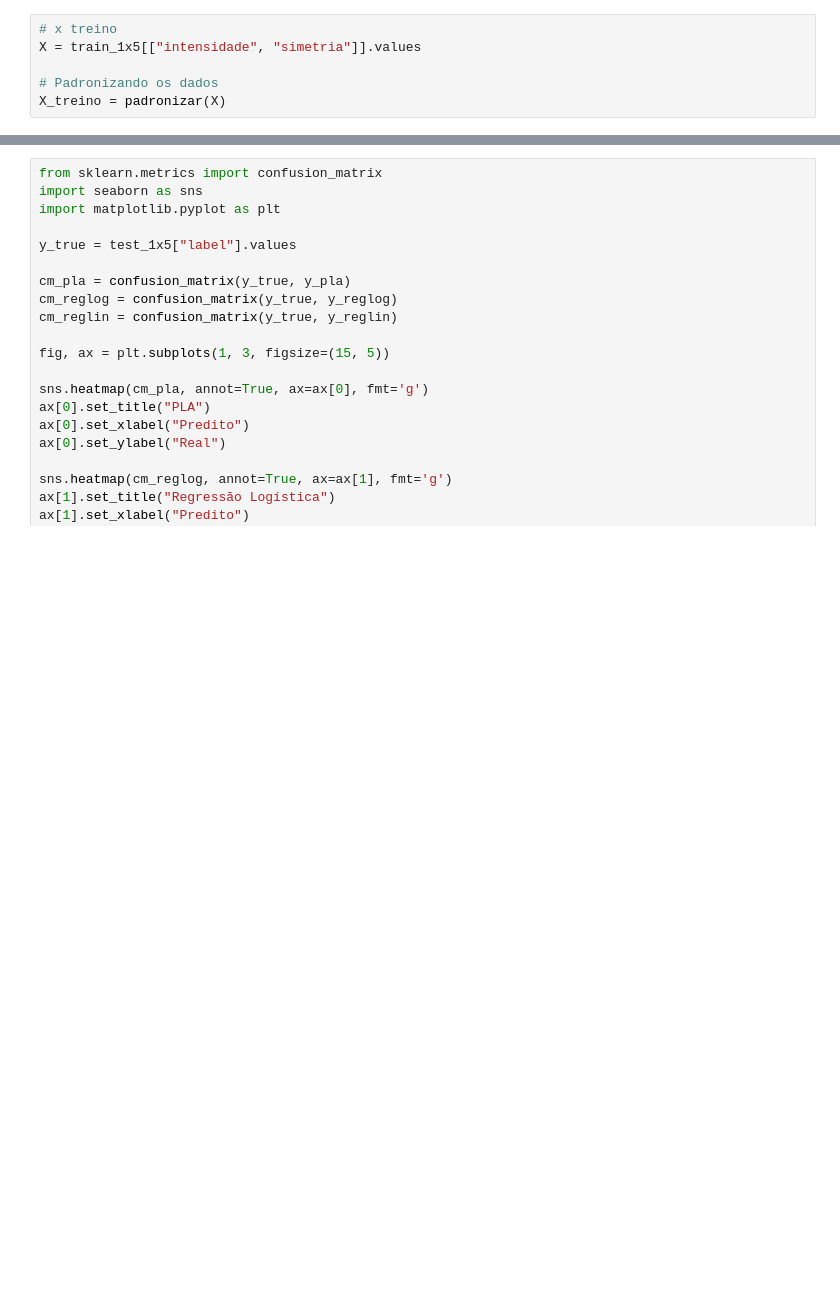
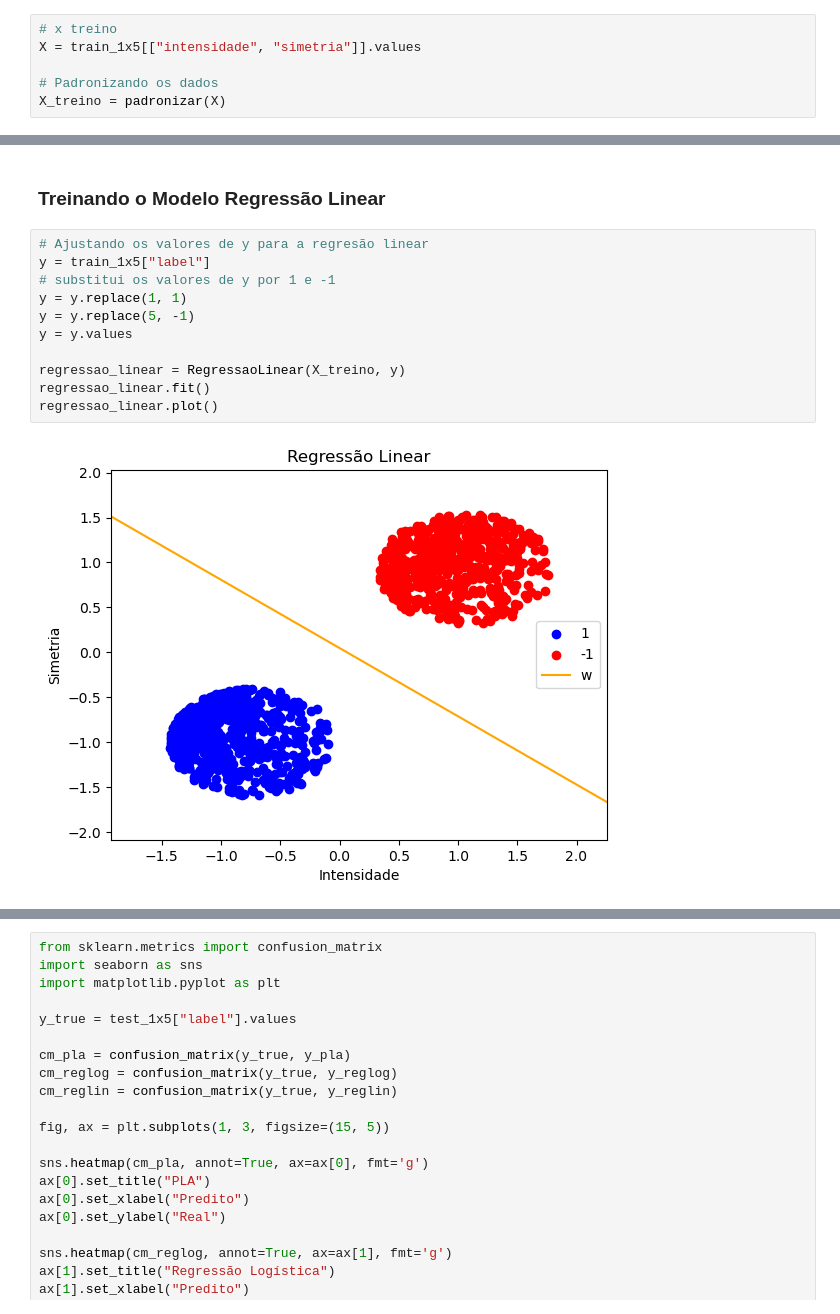
Before and after one commit to ivoaraujo17/Machine_Learning_Project_1, a Jupyter notebook: main.ipynb, the cells around one changed output, grey strips where cells are left out. Saved outputs shown, nothing was run; the diff lists cells and outputs as text; blank space fills up the shorter version.

```diff
--- a/main.ipynb
+++ b/main.ipynb
@@ -55,3 +53,18 @@ print(pla.iteracao)
+# %% [markdown]
+### Treinando o Modelo Regressão Linear
+# %%
+# Ajustando os valores de y para a regresão linear
+y = train_1x5["label"]
+# substitui os valores de y por 1 e -1
+y = y.replace(1, 1)
+y = y.replace(5, -1)
+y = y.values
+
+regressao_linear = RegressaoLinear(X_treino, y)
+regressao_linear.fit()
+regressao_linear.plot()
+# %% [output]
+[figure, added]
 # %%
 # Ajustando os valores de y para a regresaão logística
 y = train_1x5["label"]
```
Also changed, not shown: parts of 8 cells of this notebook, 5 other files.
